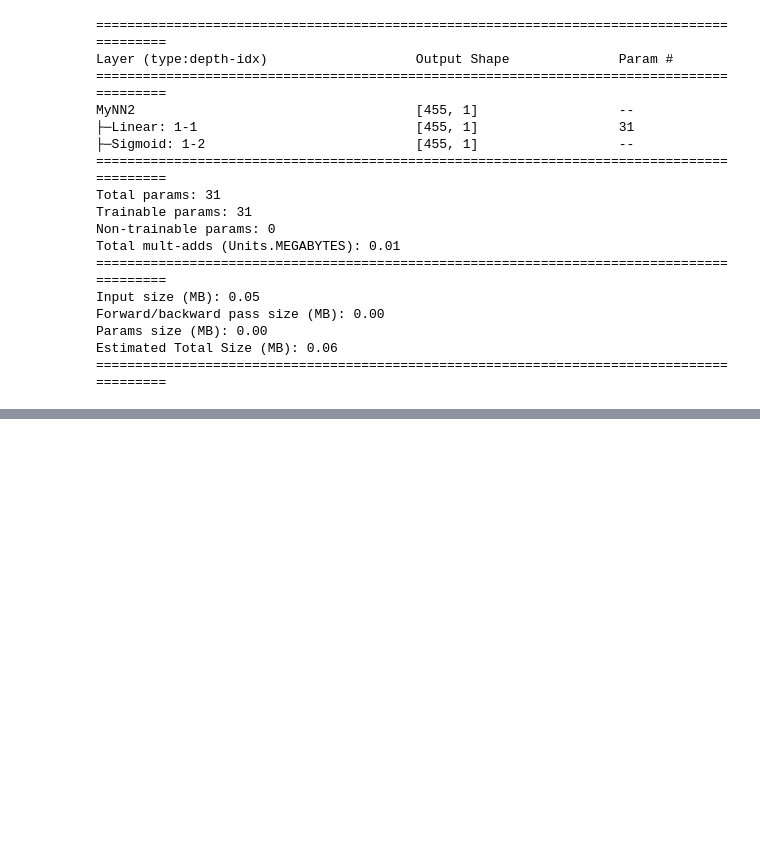
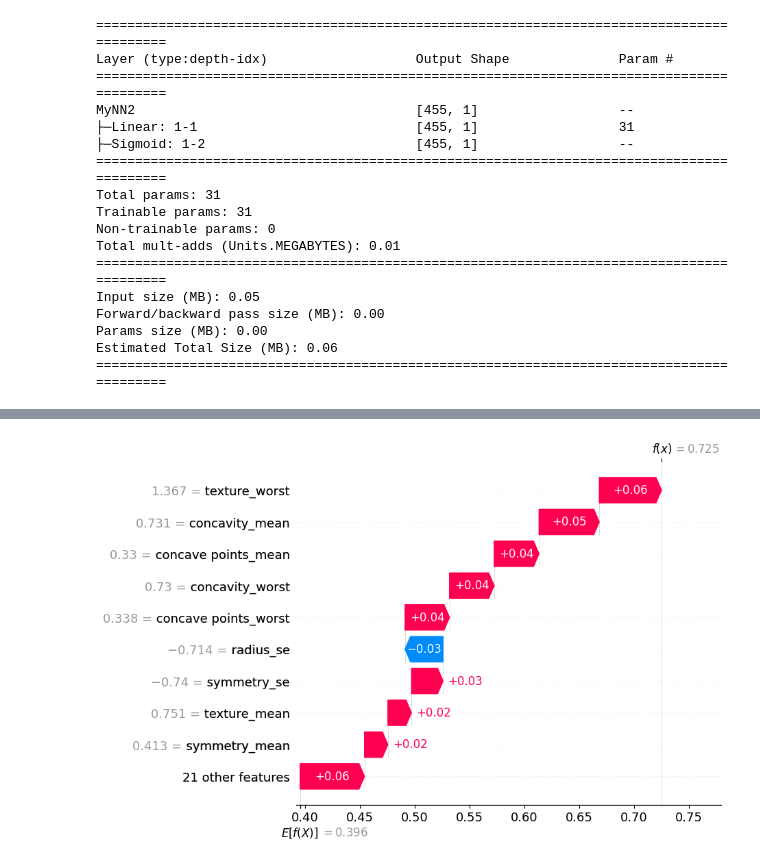
Before and after one commit to Zaki2409/AI-Engineer-Hands-on, a Jupyter notebook: Pytorch_NN_Training_Pipeline.ipynb, the cells around one changed output, grey strips where cells are left out. Cells and saved outputs as stored; diff of their text form; code cells hidden in the pictures; blank space fills up the shorter version.

```diff
--- a/Pytorch_NN_Training_Pipeline.ipynb
+++ b/Pytorch_NN_Training_Pipeline.ipynb
@@ -494,0 +425,3 @@ Estimated Total Size (MB): 0.06
+# %%
+# shap_values is shape (455, 30, 1) – squeeze the last dimension
+shap_vals = shap_values.squeeze(-1)   # now (455, 30)
@@ -494,0 +453,12 @@ Estimated Total Size (MB): 0.06
+# %%
+#Waterfall plot – local explanation for a single prediction:
+shap.waterfall_plot(
+    shap.Explanation(
+        values=shap_vals[0],
+        base_values=explainer.expected_value,  # scalar for single output
+        data=X_test_np[0],
+        feature_names=feature_names
+    )
+)
+# %% [output]
+[figure, added]
```
Also changed, not shown: parts of 30 cells of this notebook.
